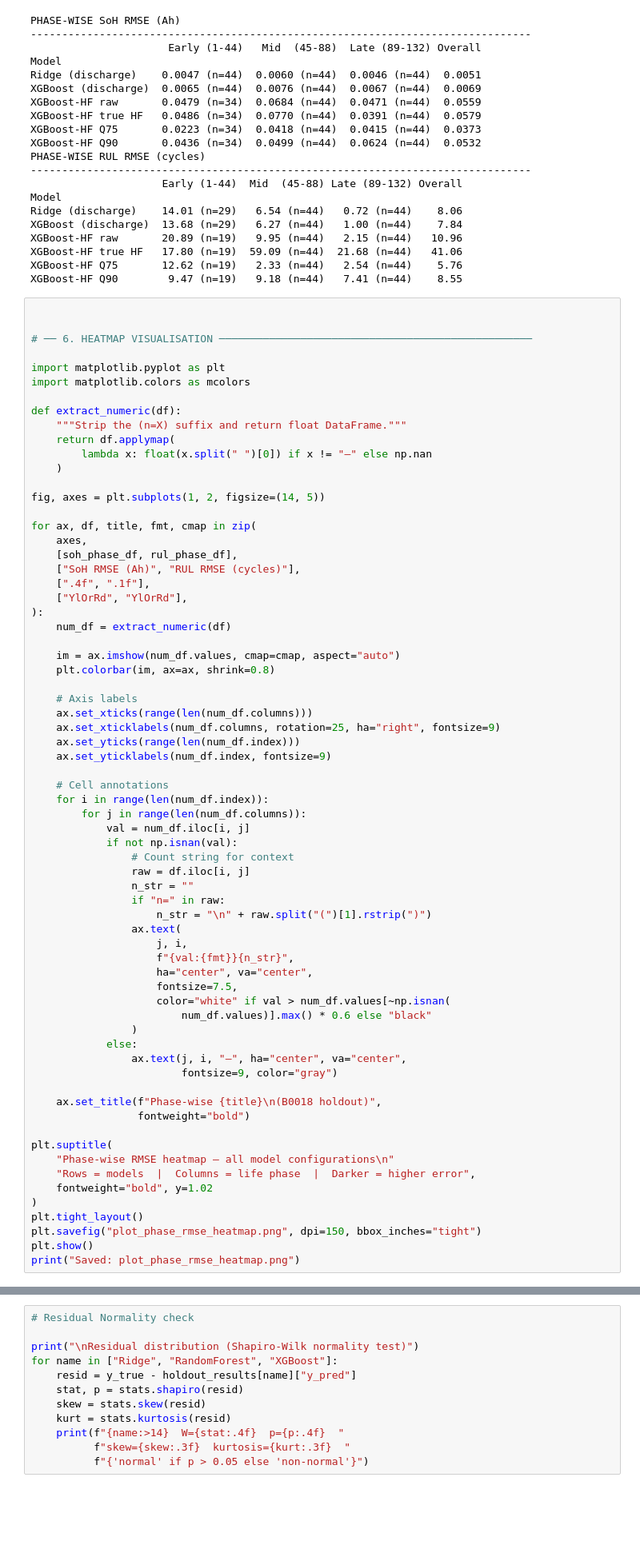
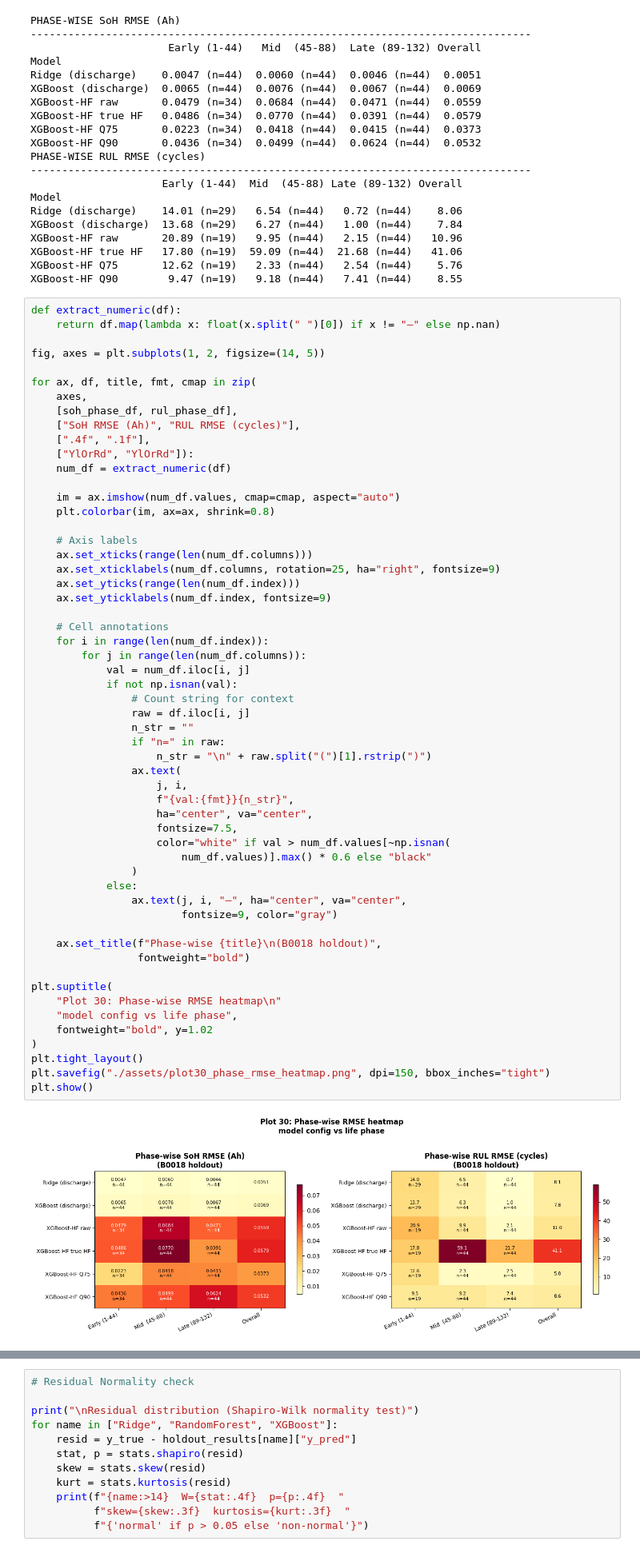
Before and after one commit to adithyaprasadsv/battery-soh-ml, a Jupyter notebook: battery_soh_script.ipynb, the cells around one changed output, grey strips where cells are left out. Shown at 80% size. Drawn from its saved outputs; the diff is of its cells as text; blank space fills up the shorter version.

```diff
--- a/battery_soh_script.ipynb
+++ b/battery_soh_script.ipynb
@@ -2721,18 +2833,8 @@ XGBoost-HF true HF   17.80 (n=19)  59.09 (n=44)  21.68 (n=44)   41.06
 XGBoost-HF Q75       12.62 (n=19)   2.33 (n=44)   2.54 (n=44)    5.76
 XGBoost-HF Q90        9.47 (n=19)   9.18 (n=44)   7.41 (n=44)    8.55
 # %%
-
-
-# ── 6. HEATMAP VISUALISATION ──────────────────────────────────────────────────
-
-import matplotlib.pyplot as plt
-import matplotlib.colors as mcolors
-
 def extract_numeric(df):
-    """Strip the (n=X) suffix and return float DataFrame."""
-    return df.applymap(
-        lambda x: float(x.split(" ")[0]) if x != "—" else np.nan
-    )
+    return df.map(lambda x: float(x.split(" ")[0]) if x != "—" else np.nan)
 
 fig, axes = plt.subplots(1, 2, figsize=(14, 5))
 
@@ -2741,8 +2843,7 @@ for ax, df, title, fmt, cmap in zip(
     [soh_phase_df, rul_phase_df],
     ["SoH RMSE (Ah)", "RUL RMSE (cycles)"],
     [".4f", ".1f"],
-    ["YlOrRd", "YlOrRd"],
-):
+    ["YlOrRd", "YlOrRd"]):
     num_df = extract_numeric(df)
 
     im = ax.imshow(num_df.values, cmap=cmap, aspect="auto")
@@ -2757,34 +2858,35 @@ for ax, df, title, fmt, cmap in zip(
     # Cell annotations
     for i in range(len(num_df.index)):
         for j in range(len(num_df.columns)):
             val = num_df.iloc[i, j]
             if not np.isnan(val):
                 # Count string for context
                 raw = df.iloc[i, j]
                 n_str = ""
                 if "n=" in raw:
                     n_str = "\n" + raw.split("(")[1].rstrip(")")
                 ax.text(
                     j, i,
                     f"{val:{fmt}}{n_str}",
                     ha="center", va="center",
                     fontsize=7.5,
                     color="white" if val > num_df.values[~np.isnan(
                         num_df.values)].max() * 0.6 else "black"
                 )
             else:
                 ax.text(j, i, "—", ha="center", va="center",
                         fontsize=9, color="gray")
 
     ax.set_title(f"Phase-wise {title}\n(B0018 holdout)",
                  fontweight="bold")
 
 plt.suptitle(
-    "Phase-wise RMSE heatmap — all model configurations\n"
-    "Rows = models  |  Columns = life phase  |  Darker = higher error",
+    "Plot 30: Phase-wise RMSE heatmap\n"
+    "model config vs life phase",
     fontweight="bold", y=1.02
 )
 plt.tight_layout()
-plt.savefig("plot_phase_rmse_heatmap.png", dpi=150, bbox_inches="tight")
+plt.savefig("./assets/plot30_phase_rmse_heatmap.png", dpi=150, bbox_inches="tight")
 plt.show()
-print("Saved: plot_phase_rmse_heatmap.png")
+# %% [output]
+[figure, added]
```
Also changed, not shown: parts of 25 cells of this notebook, 8 other files.
